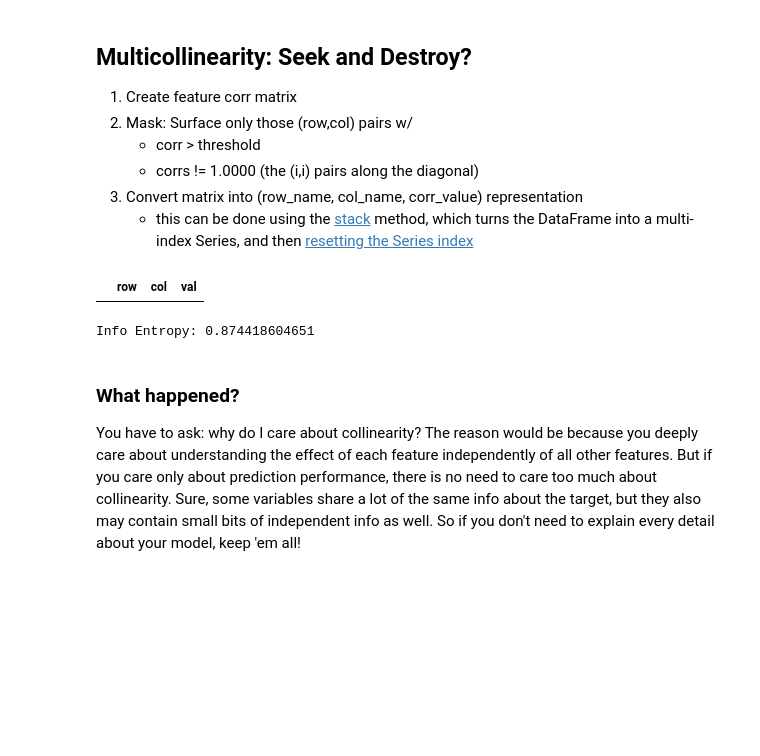
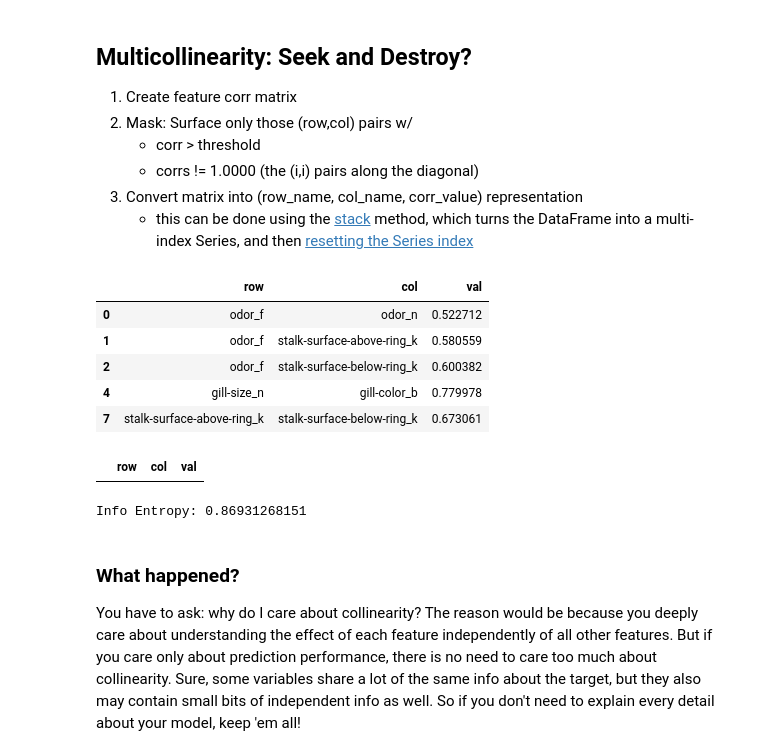
Before and after one commit to krbnite/FungusAmongus, a Jupyter notebook: Decision-Trees-in-Sklearn.ipynb, the cells around one changed output. Saved outputs shown, nothing was run; the diff lists cells and outputs as text; code cells hidden in the pictures; blank space fills up the shorter version.

```diff
--- a/Decision-Trees-in-Sklearn.ipynb
+++ b/Decision-Trees-in-Sklearn.ipynb
@@ -295,25 +281,44 @@ Features not in the Best Set
 3. Convert matrix into (row_name, col_name, corr_value) representation
     - this can be done using the [stack](https://stackoverflow.com/questions/26854091/getting-index-column-pairs-for-true-elements-of-a-boolean-dataframe-in-pandas) method, which turns the DataFrame into a multi-index Series, and then [resetting the Series index](https://stackoverflow.com/questions/20110170/turn-pandas-multi-index-into-column)
 # %%
-x_corr = x_trn_code[best_ftrs.drop(['odor_f','gill-size_n', 'stalk-surface-above-ring_k'])].corr().abs()
-high_corrs = x_corr[(x_corr >= 0.5) & (x_corr != 1.000000)].\
-    stack().\
-    reset_index().\
-    rename(columns={'level_0': 'row', 'level_1': 'col', 0: 'val'}).\
-    drop_duplicates('val')
+def high_corrs(x_code, threshold=0.5, drop=None):
+    #x_corr = x_trn_code[best_ftrs.drop(['odor_f','gill-size_n', 'stalk-surface-above-ring_k'])].corr().abs()
+    if drop is None:
+        x_corr = x_code[best_ftrs].corr().abs()
+        high_corrs = x_corr[(x_corr >= threshold) & (x_corr != 1.000000)].\
+            stack().\
+            reset_index().\
+            rename(columns={'level_0': 'row', 'level_1': 'col', 0: 'val'}).\
+            drop_duplicates('val')
+    else:
+        x_corr = x_code[best_ftrs.drop(drop)].corr().abs()
+        high_corrs = x_corr[(x_corr >= threshold) & (x_corr != 1.000000)].\
+            stack().\
+            reset_index().\
+            rename(columns={'level_0': 'row', 'level_1': 'col', 0: 'val'}).\
+            drop_duplicates('val')
+    return high_corrs
-# %%
-
-high_corrs
-# %% [output]
-|  | row | col | val |
+# %%
+high_corrs(x_trn_code)
+# %% [output]
+|  | row | col | val |
+| 0 | odor_f | odor_n | 0.522712 |
+| 1 | odor_f | stalk-surface-above-ring_k | 0.580559 |
+| 2 | odor_f | stalk-surface-below-ring_k | 0.600382 |
+| 4 | gill-size_n | gill-color_b | 0.779978 |
+| 7 | stalk-surface-above-ring_k | stalk-surface-below-ring_k | 0.673061 |
+# %%
+# Looks like we can drop odor_f, gill-size_n, and stalk-surface-above-ring_k
+high_corrs(x_trn_code, drop=['odor_f','gill-size_n', 'stalk-surface-above-ring_k'])
+# %% [output]
+|  | row | col | val |
 # %%
 bf = best_ftrs.drop(['odor_f','gill-size_n', 'stalk-surface-above-ring_k'])
+ent_tree = DecisionTreeClassifier(random_state=0, criterion='entropy')
+ent_tree.fit(x_trn_code[bf], y_trn)
+print('Info Entropy:', metrics.f1_score(y_val, ent_tree.predict(x_val_code[bf])))
+# %% [output]
+Info Entropy: 0.86931268151
-# %%
-ent_tree = DecisionTreeClassifier(random_state=0, criterion='entropy')
-ent_tree.fit(x_trn_code[bf], y_trn)
-print('Info Entropy:', metrics.f1_score(y_val, ent_tree.predict(x_val_code[bf])))
-# %% [output]
-Info Entropy: 0.874418604651
 # %% [markdown]
 ### What happened?
 You have to ask: why do I care about collinearity?  The reason would be because you deeply care about understanding the effect of each feature independently of all other features.  But if you care only about prediction performance,
```
Also changed, not shown: parts of 12 cells of this notebook.
